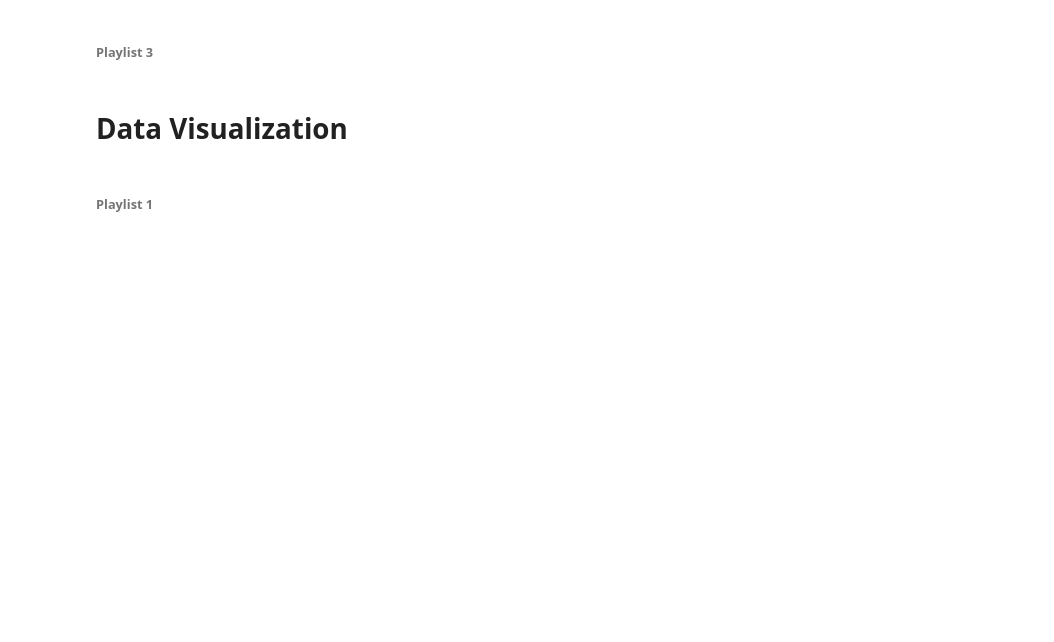
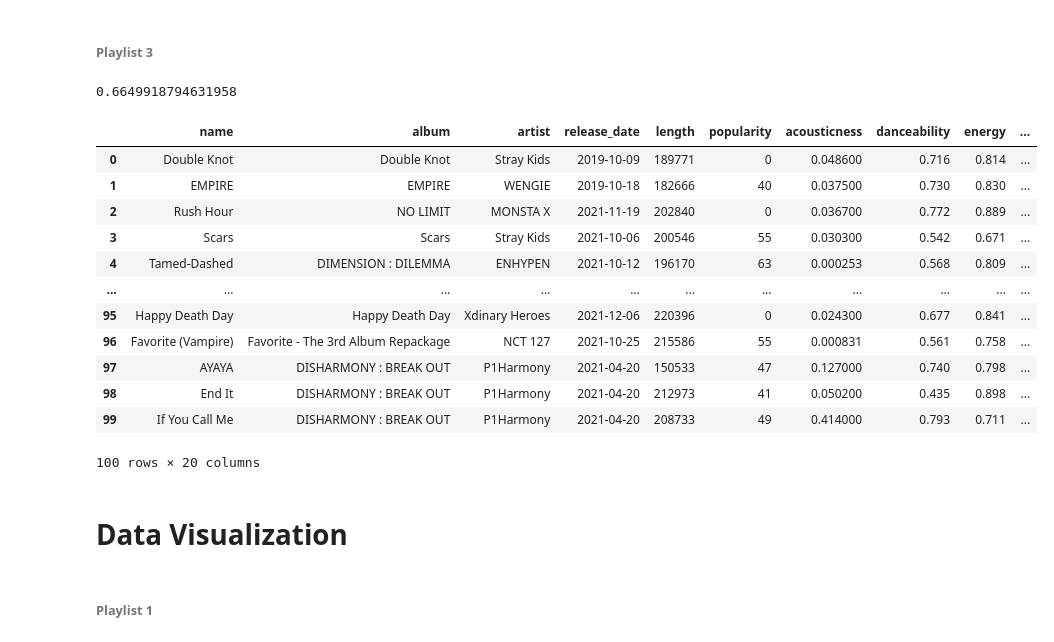
Before and after one commit to ShreyaKrishnan2004/SpotifAI, a Jupyter notebook: SpotifAI Intro Project.ipynb, the cells around one changed output. Saved outputs shown, nothing was run; the diff lists cells and outputs as text; code cells hidden in the pictures; blank space fills up the shorter version.

```diff
--- a/SpotifAI Intro Project.ipynb
+++ b/SpotifAI Intro Project.ipynb
@@ -148,18 +213,38 @@ df_mellow
 ###### Playlist 3
 # %%
 # Change Playlist URI and Username
-study_playlist = "https://open.spotify.com/playlist/4IwQfCoPvBLJXdZSKfdYZy?si=369f40e3b74d4fab"
-ids_study = getTrackIDs("Shreya Krishnan", study_playlist)
+'''
+study_playlist = "https://open.spotify.com/playlist/3aJ4UQWGTeeCLti4KxmJ7D?si=c250e256405540b1"
+ids_study = getTrackIDs("Chaotic_Duck", study_playlist)
 time_start = time.time()
 ids_study_loop = loop_playlist(ids_study)
 time_end = time.time()
 # Prints out time taken to loop through playlist in minutes (as playlist gets longer, might take closer to 4-5 minutes)
 print((time_end - time_start)/60)
+'''
+# %% [output]
+0.6649918794631958
 # %%
 # Converts Data to Dataframe
+'''
 df_study = get_spotify_df(ids_study_loop)
 df_study = get_years(df_study)
 df_study
+'''
+# %% [output]
+|  | name | album | artist | release_date | length | popularity | acousticness | danceability | energy | ... |
+| 0 | Double Knot | Double Knot | Stray Kids | 2019-10-09 | 189771 | 0 | 0.048600 | 0.716 | 0.814 | ... |
+| 1 | EMPIRE | EMPIRE | WENGIE | 2019-10-18 | 182666 | 40 | 0.037500 | 0.730 | 0.830 | ... |
+| 2 | Rush Hour | NO LIMIT | MONSTA X | 2021-11-19 | 202840 | 0 | 0.036700 | 0.772 | 0.889 | ... |
+| 3 | Scars | Scars | Stray Kids | 2021-10-06 | 200546 | 55 | 0.030300 | 0.542 | 0.671 | ... |
+| 4 | Tamed-Dashed | DIMENSION : DILEMMA | ENHYPEN | 2021-10-12 | 196170 | 63 | 0.000253 | 0.568 | 0.809 | ... |
+| ... | ... | ... | ... | ... | ... | ... | ... | ... | ... | ... |
+| 95 | Happy Death Day | Happy Death Day | Xdinary Heroes | 2021-12-06 | 220396 | 0 | 0.024300 | 0.677 | 0.841 | ... |
+| 96 | Favorite (Vampire) | Favorite - The 3rd Album Repackage | NCT 127 | 2021-10-25 | 215586 | 55 | 0.000831 | 0.561 | 0.758 | ... |
+| 97 | AYAYA | DISHARMONY : BREAK OUT | P1Harmony | 2021-04-20 | 150533 | 47 | 0.127000 | 0.740 | 0.798 | ... |
+| 98 | End It | DISHARMONY : BREAK OUT | P1Harmony | 2021-04-20 | 212973 | 41 | 0.050200 | 0.435 | 0.898 | ... |
+| 99 | If You Call Me | DISHARMONY : BREAK OUT | P1Harmony | 2021-04-20 | 208733 | 49 | 0.414000 | 0.793 | 0.711 | ... |
+100 rows × 20 columns
 # %% [markdown]
 # Data Visualization
 # %% [markdown]
```
Also changed, not shown: parts of 25 cells of this notebook.
